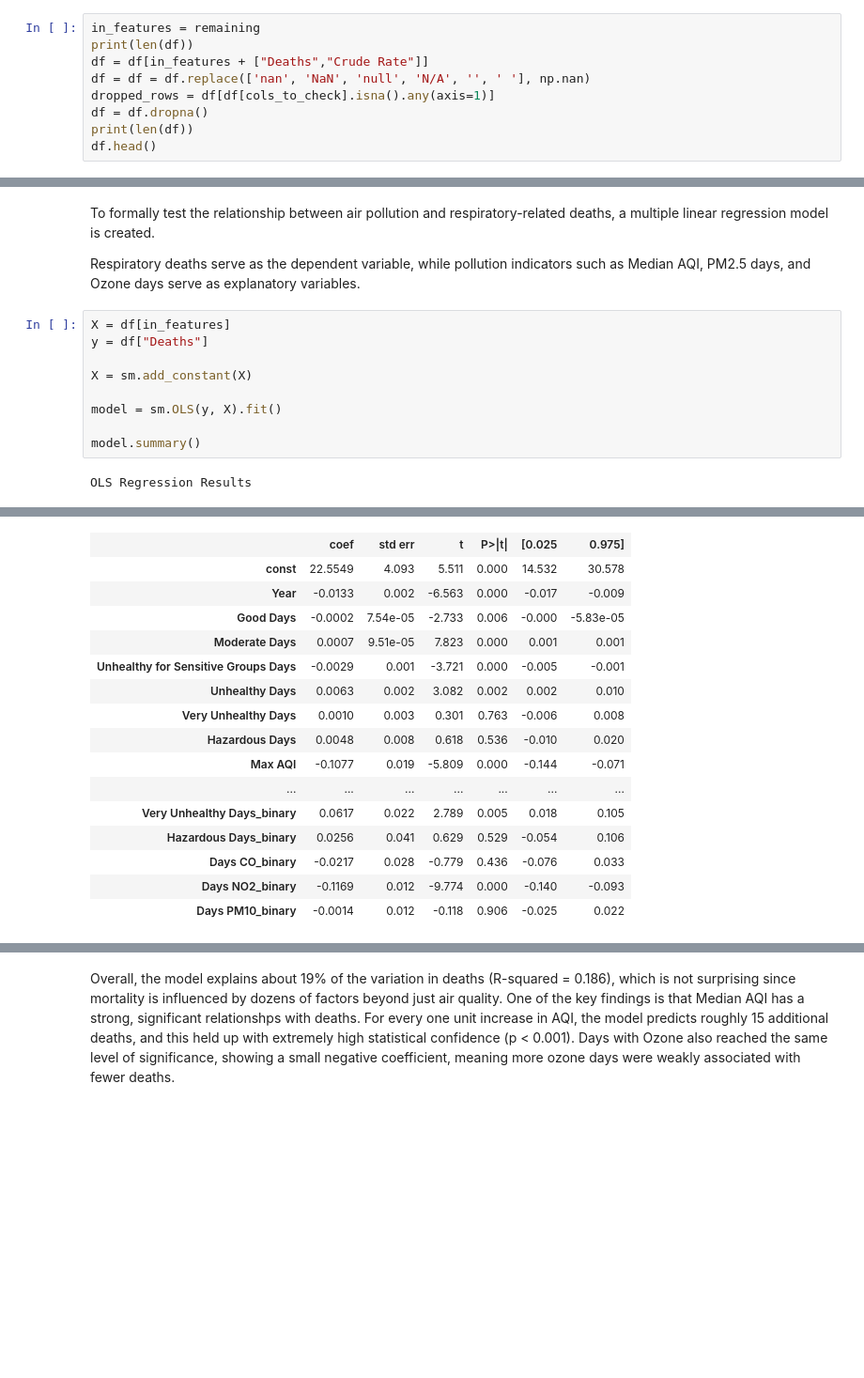
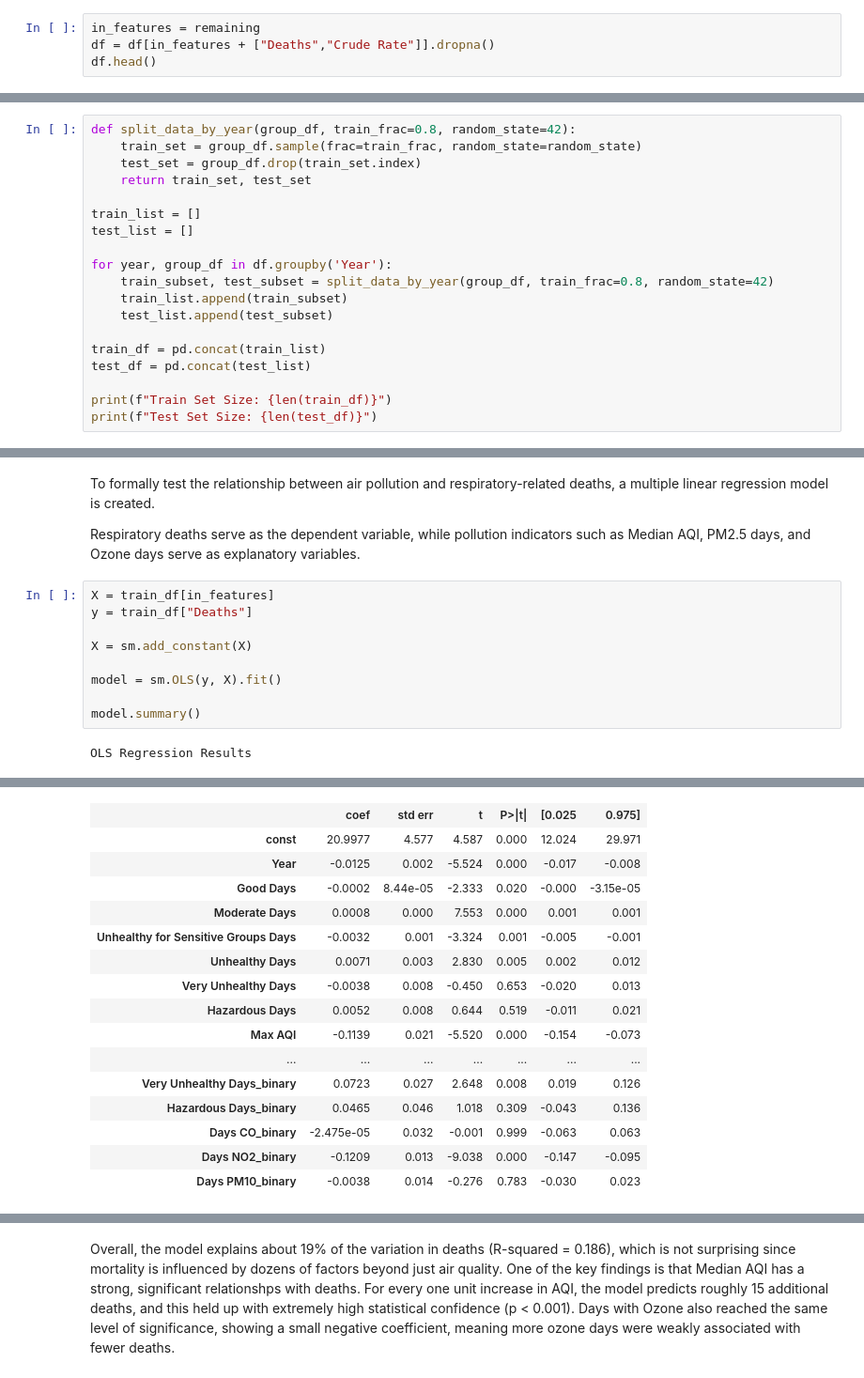
Before and after one commit to yunaxin/air-quality-health-analysis, a Jupyter notebook: analysis.ipynb, the cells around one changed output, grey strips where cells are left out. Shown at 94% size. Drawn from its saved outputs; the diff is of its cells as text; blank space fills up the shorter version.

```diff
--- a/analysis.ipynb
+++ b/analysis.ipynb
@@ -269,10 +282,5 @@ df.head()
 # %%
 in_features = remaining
-print(len(df))
-df = df[in_features + ["Deaths","Crude Rate"]]
-df = df = df.replace(['nan', 'NaN', 'null', 'N/A', '', ' '], np.nan)
-dropped_rows = df[df[cols_to_check].isna().any(axis=1)]
-df = df.dropna()
-print(len(df))
+df = df[in_features + ["Deaths","Crude Rate"]].dropna()
 df.head()
 # %% [output]
@@ -284,3 +290,22 @@ df.head()
 | 2 | 2018 | 235 | 42 | 0 | 0 | 0 | ... |
 | 3 | 2018 | 302 | 48 | 0 | 0 | 0 | ... |
 | 4 | 2018 | 203 | 19 | 0 | 0 | 0 | ... |
+# %%
+def split_data_by_year(group_df, train_frac=0.8, random_state=42):
+    train_set = group_df.sample(frac=train_frac, random_state=random_state)
+    test_set = group_df.drop(train_set.index)
+    return train_set, test_set
+
+train_list = []
+test_list = []
+
+for year, group_df in df.groupby('Year'):
+    train_subset, test_subset = split_data_by_year(group_df, train_frac=0.8, random_state=42)
+    train_list.append(train_subset)
+    test_list.append(test_subset)
+
+train_df = pd.concat(train_list)
+test_df = pd.concat(test_list)
+
+print(f"Train Set Size: {len(train_df)}")
+print(f"Test Set Size: {len(test_df)}")
@@ -291,8 +319,8 @@ To formally test the relationship between air pollution and respiratory-related
 
 Respiratory deaths serve as the dependent variable, while pollution indicators such as Median AQI, PM2.5 days, and Ozone days serve as explanatory variables.
 # %%
-X = df[in_features]
-y = df["Deaths"]
+X = train_df[in_features]
+y = train_df["Deaths"]
 
 X = sm.add_constant(X)
 
@@ -311,18 +339,18 @@ OLS Regression Results
 | Df Model: | 18 |  |  |
 | Covariance Type: | nonrobust |  |  |
 |  | coef | std err | t | P>|t| | [0.025 | 0.975] |
-| const | 22.5549 | 4.093 | 5.511 | 0.000 | 14.532 | 30.578 |
-| Year | -0.0133 | 0.002 | -6.563 | 0.000 | -0.017 | -0.009 |
-| Good Days | -0.0002 | 7.54e-05 | -2.733 | 0.006 | -0.000 | -5.83e-05 |
-| Moderate Days | 0.0007 | 9.51e-05 | 7.823 | 0.000 | 0.001 | 0.001 |
-| Unhealthy for Sensitive Groups Days | -0.0029 | 0.001 | -3.721 | 0.000 | -0.005 | -0.001 |
-| Unhealthy Days | 0.0063 | 0.002 | 3.082 | 0.002 | 0.002 | 0.010 |
-| Very Unhealthy Days | 0.0010 | 0.003 | 0.301 | 0.763 | -0.006 | 0.008 |
-| Hazardous Days | 0.0048 | 0.008 | 0.618 | 0.536 | -0.010 | 0.020 |
-| Max AQI | -0.1077 | 0.019 | -5.809 | 0.000 | -0.144 | -0.071 |
+| const | 20.9977 | 4.577 | 4.587 | 0.000 | 12.024 | 29.971 |
+| Year | -0.0125 | 0.002 | -5.524 | 0.000 | -0.017 | -0.008 |
+| Good Days | -0.0002 | 8.44e-05 | -2.333 | 0.020 | -0.000 | -3.15e-05 |
+| Moderate Days | 0.0008 | 0.000 | 7.553 | 0.000 | 0.001 | 0.001 |
+| Unhealthy for Sensitive Groups Days | -0.0032 | 0.001 | -3.324 | 0.001 | -0.005 | -0.001 |
+| Unhealthy Days | 0.0071 | 0.003 | 2.830 | 0.005 | 0.002 | 0.012 |
+| Very Unhealthy Days | -0.0038 | 0.008 | -0.450 | 0.653 | -0.020 | 0.013 |
+| Hazardous Days | 0.0052 | 0.008 | 0.644 | 0.519 | -0.011 | 0.021 |
+| Max AQI | -0.1139 | 0.021 | -5.520 | 0.000 | -0.154 | -0.073 |
 | ... | ... | ... | ... | ... | ... | ... |
-| Very Unhealthy Days_binary | 0.0617 | 0.022 | 2.789 | 0.005 | 0.018 | 0.105 |
-| Hazardous Days_binary | 0.0256 | 0.041 | 0.629 | 0.529 | -0.054 | 0.106 |
-| Days CO_binary | -0.0217 | 0.028 | -0.779 | 0.436 | -0.076 | 0.033 |
-| Days NO2_binary | -0.1169 | 0.012 | -9.774 | 0.000 | -0.140 | -0.093 |
-| Days PM10_binary | -0.0014 | 0.012 | -0.118 | 0.906 | -0.025 | 0.022 |
+| Very Unhealthy Days_binary | 0.0723 | 0.027 | 2.648 | 0.008 | 0.019 | 0.126 |
+| Hazardous Days_binary | 0.0465 | 0.046 | 1.018 | 0.309 | -0.043 | 0.136 |
+| Days CO_binary | -2.475e-05 | 0.032 | -0.001 | 0.999 | -0.063 | 0.063 |
+| Days NO2_binary | -0.1209 | 0.013 | -9.038 | 0.000 | -0.147 | -0.095 |
+| Days PM10_binary | -0.0038 | 0.014 | -0.276 | 0.783 | -0.030 | 0.023 |
```
Also changed, not shown: parts of 6 cells of this notebook.
